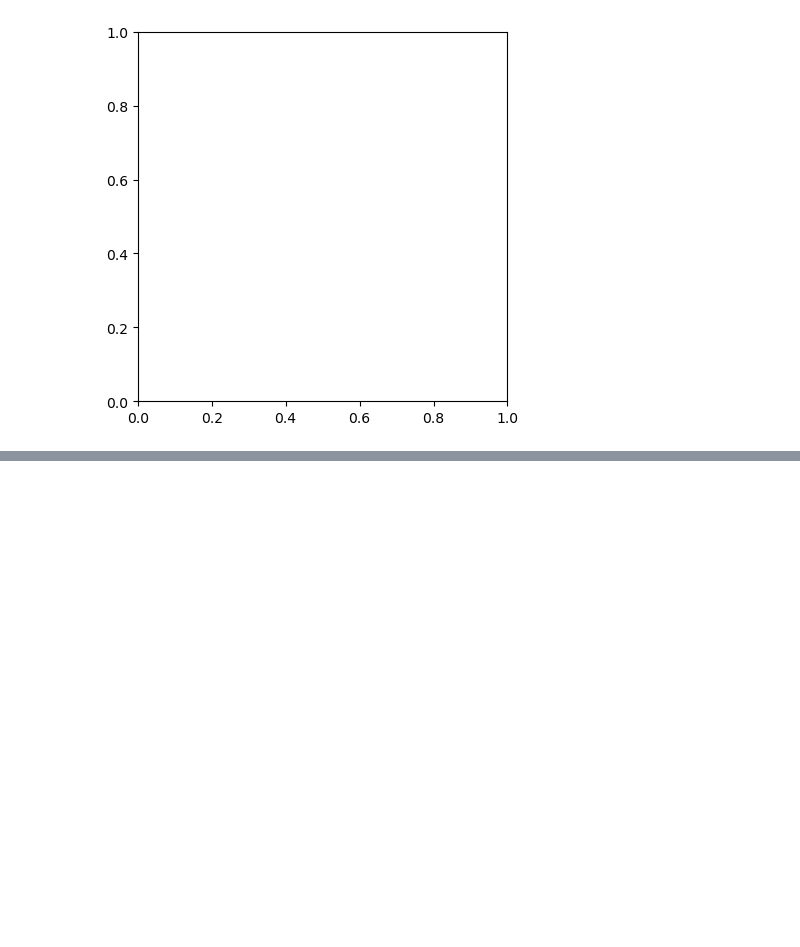
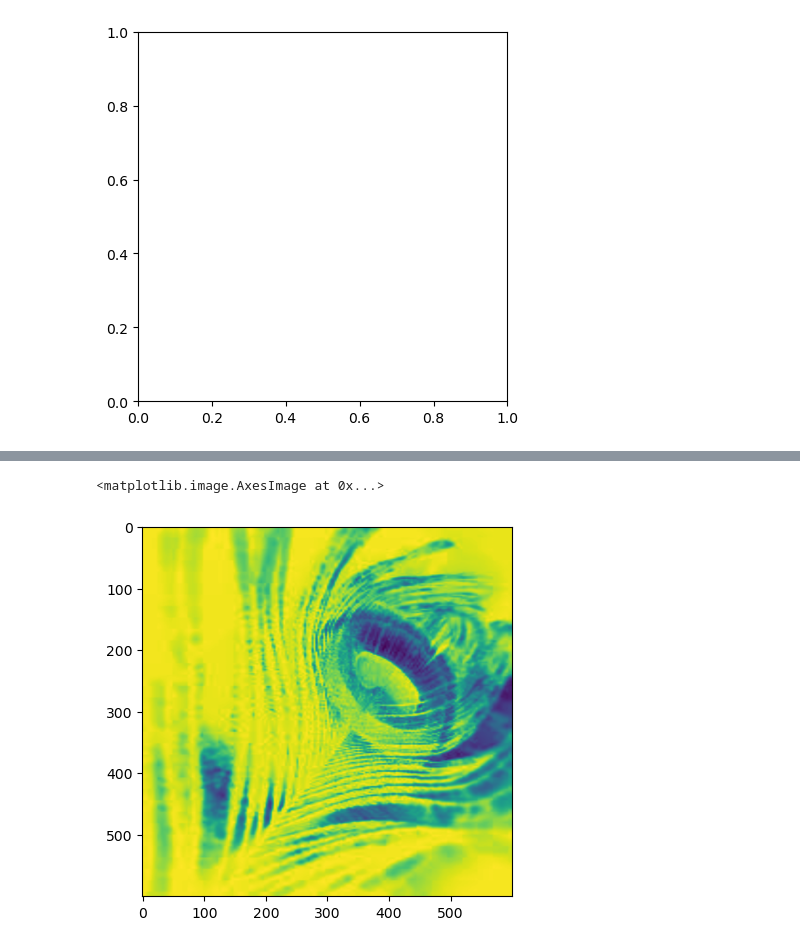
Before and after one commit to Sagar-2-99/OpenCV, a Jupyter notebook: ImageProcessing.ipynb, the cells around one changed output, grey strips where cells are left out. Saved outputs shown, nothing was run; the diff lists cells and outputs as text; code cells hidden in the pictures; blank space fills up the shorter version.

```diff
--- a/ImageProcessing.ipynb
+++ b/ImageProcessing.ipynb
@@ -138,0 +153,5 @@ ValueError: zero-size array to reduction operation minimum which has no identity
+# %%
+plt.imshow(mask_inv)
+# %% [output]
+<matplotlib.image.AxesImage at 0x...>
+[figure, added]
```
Also changed, not shown: parts of 12 cells of this notebook, 17 other files.
